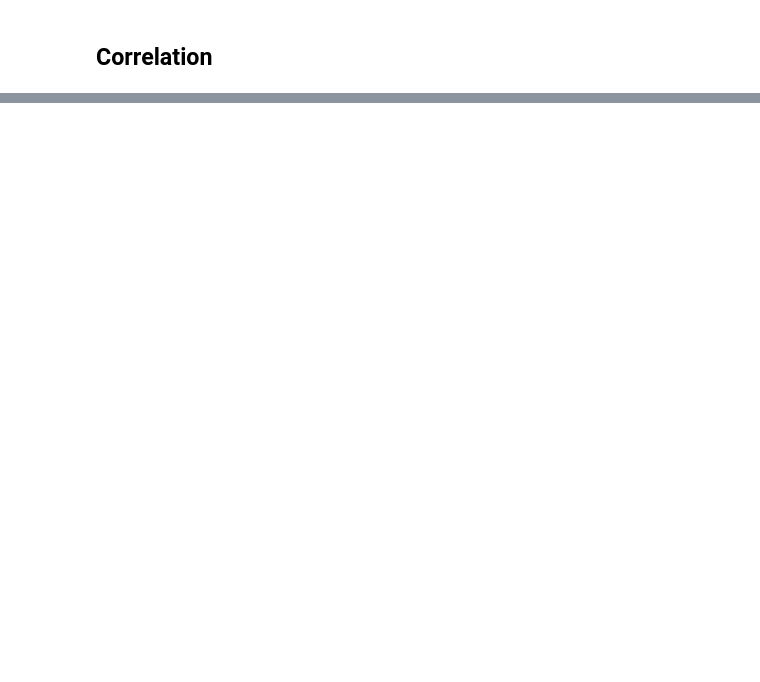
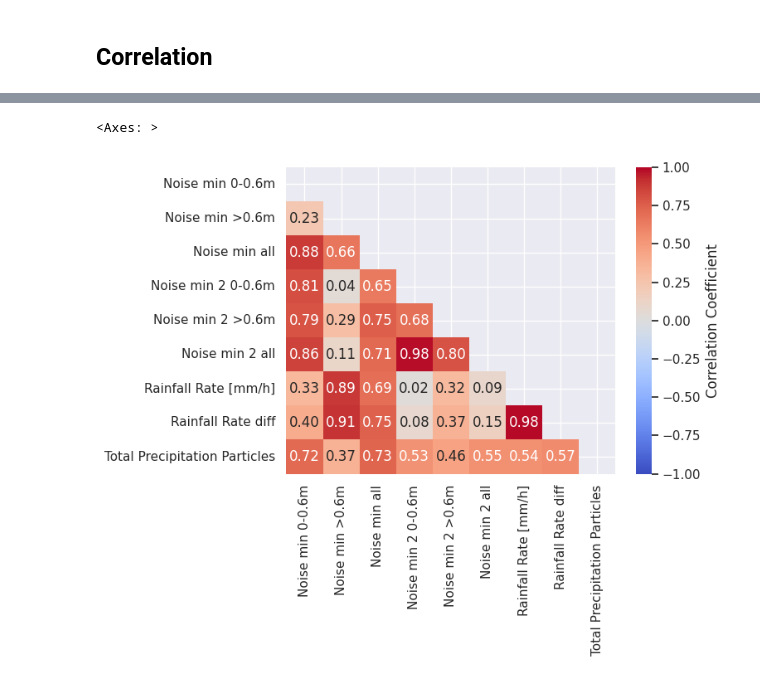
Before and after one commit to MOLISENS-MOSEP/analysis.mosep-analysis, a Jupyter notebook: notebooks/1.2_cg_noise_ring_analysis.ipynb, the cells around one changed output, grey strips where cells are left out. Drawn from its saved outputs; the diff is of its cells as text; code cells hidden in the pictures; blank space fills up the shorter version.

```diff
--- a/notebooks/1.2_cg_noise_ring_analysis.ipynb
+++ b/notebooks/1.2_cg_noise_ring_analysis.ipynb
@@ -398,5 +418,5 @@ Todo:
 # %%
-df = pd.DataFrame(
+df_corr_min = pd.DataFrame(
     {
         "Noise min 0-0.6m": n_points_ring_close_minutes,
         "Noise min >0.6m": n_points_ring_wide_minutes,
@@ -404,13 +424,21 @@ df = pd.DataFrame(
         "Noise min 2 0-0.6m": n_points_ring_close_minutes_2,
         "Noise min 2 >0.6m": n_points_ring_wide_minutes_2,
         "Noise min 2 all": n_points_ring_wide_minutes_2 + n_points_ring_close_minutes_2,
-        "Noise sec 0-0.6m": n_points_ring_close_seconds,
-        "Noise sec >0.6m": n_points_ring_wide_seconds,
-        "Noise sec all": n_points_ring_wide_seconds + n_points_ring_close_seconds,
     }
 )
-df["Rainfall Rate [mm/h]"] = rr_int_h
-df["Rainfall Rate diff"] = rr_differ.resample("1min").sum()
-df["Total Precipitation Particles"] = rr_tpp
-df.corr()
+df_corr_min["Rainfall Rate [mm/h]"] = rr_int_h.resample("1min").first()
+df_corr_min["Rainfall Rate diff"] = rr_differ.resample("1min").sum()
+df_corr_min["Total Precipitation Particles"] = rr_tpp.resample("1min").sum()
+df_corr_min.corr()
+sns.heatmap(
+    df_corr_min.corr(),
+    mask=np.triu(df_corr_min.corr()),  # Mask the lower triangle
+    annot=True,
+    fmt=".2f",
+    cmap="coolwarm",
+    center=0,
+    vmin=-1,
+    vmax=1,
+    cbar_kws={"label": "Correlation Coefficient"},
+)
 # %% [output]
@@ -429,0 +445,2 @@ df.corr()
+<Axes: >
+[figure, added]
```
Also changed, not shown: parts of 14 cells of this notebook, 1 other file.
